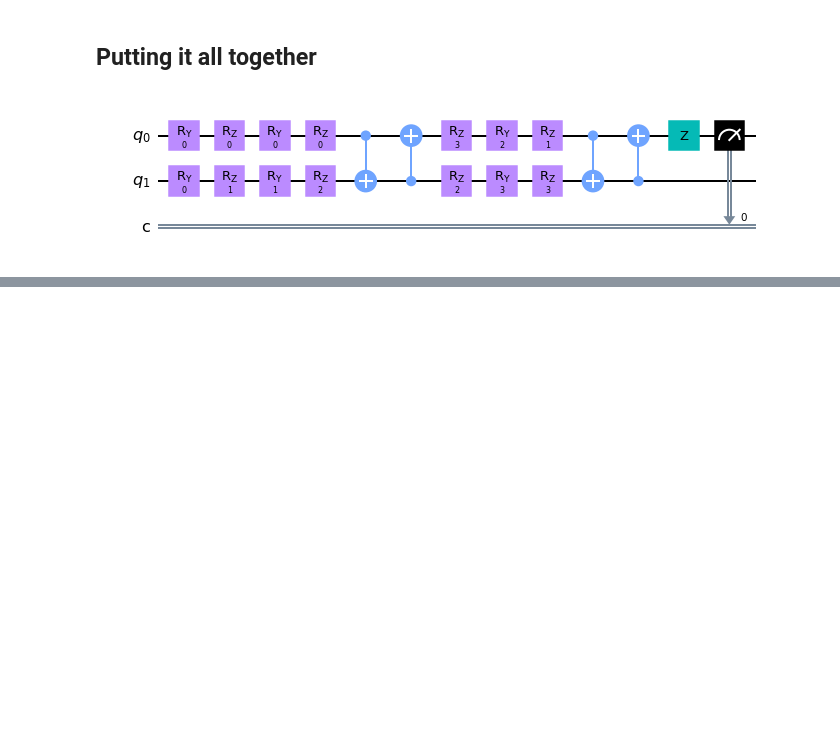
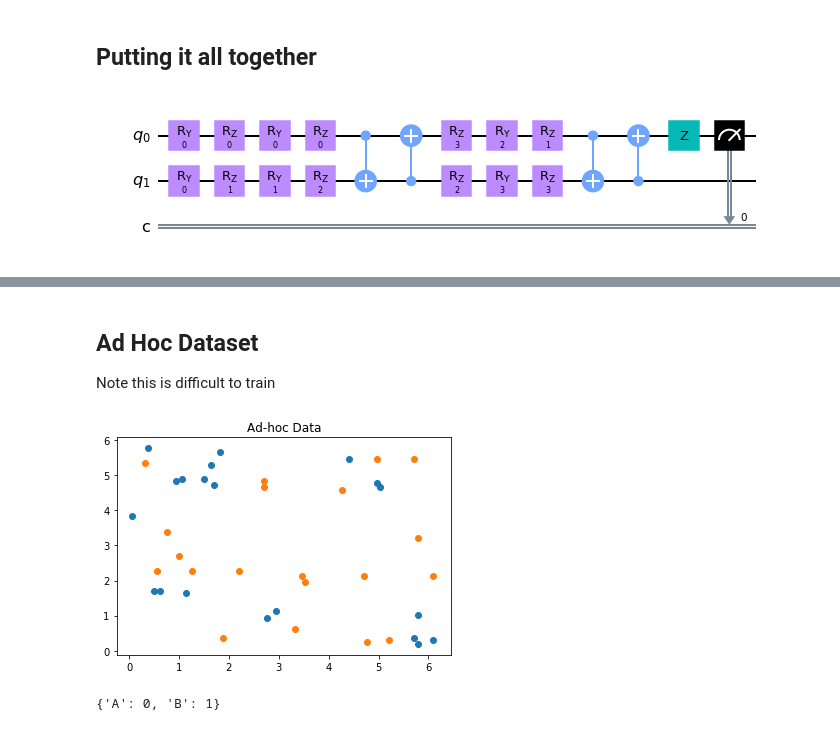
Before and after one commit to cwjsdsu/Qractice, a Jupyter notebook: Cole/VariationalQuantumClassifier.ipynb, the cells around one changed output, grey strips where cells are left out. Saved outputs shown, nothing was run; the diff lists cells and outputs as text; code cells hidden in the pictures; blank space fills up the shorter version.

```diff
--- a/Cole/VariationalQuantumClassifier.ipynb
+++ b/Cole/VariationalQuantumClassifier.ipynb
@@ -109,0 +172,23 @@ Expectation Value: -0.5390625
+# %% [markdown]
+## Ad Hoc Dataset
+
+Note this is difficult to train
+# %%
+from qiskit.ml.datasets import ad_hoc_data, sample_ad_hoc_data
+
+feature_dim = 2
+sample_total, training_input, test_input, class_labels = ad_hoc_data(
+    training_size=20,
+    test_size=10,
+    n=feature_dim,
+    gap=0.3,
+    plot_data=True
+)
+extra_test_data = sample_ad_hoc_data(sample_total, 10, n=feature_dim)
+datapoints, class_to_label = split_dataset_to_data_and_labels(extra_test_data)
+print(class_to_label)
+
+feature_map = ZZFeatureMap(feature_dimension=feature_dim, reps=2, entanglement='linear')
+# %% [output]
+[figure, added]
+{'A': 0, 'B': 1}
```
Also changed, not shown: parts of 20 cells of this notebook, 1 other file.
